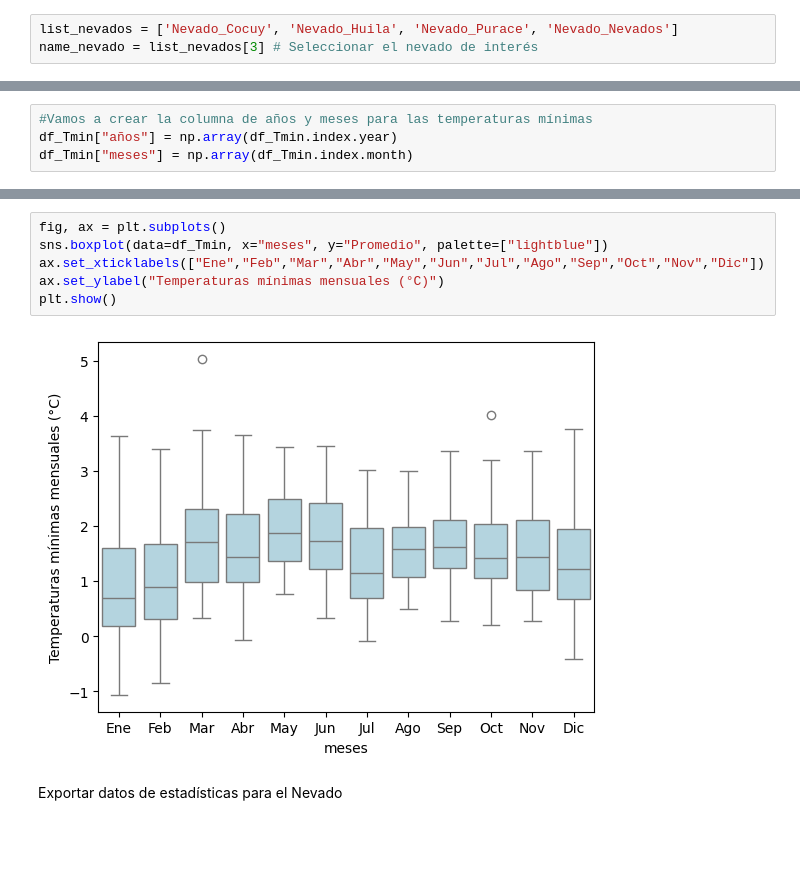
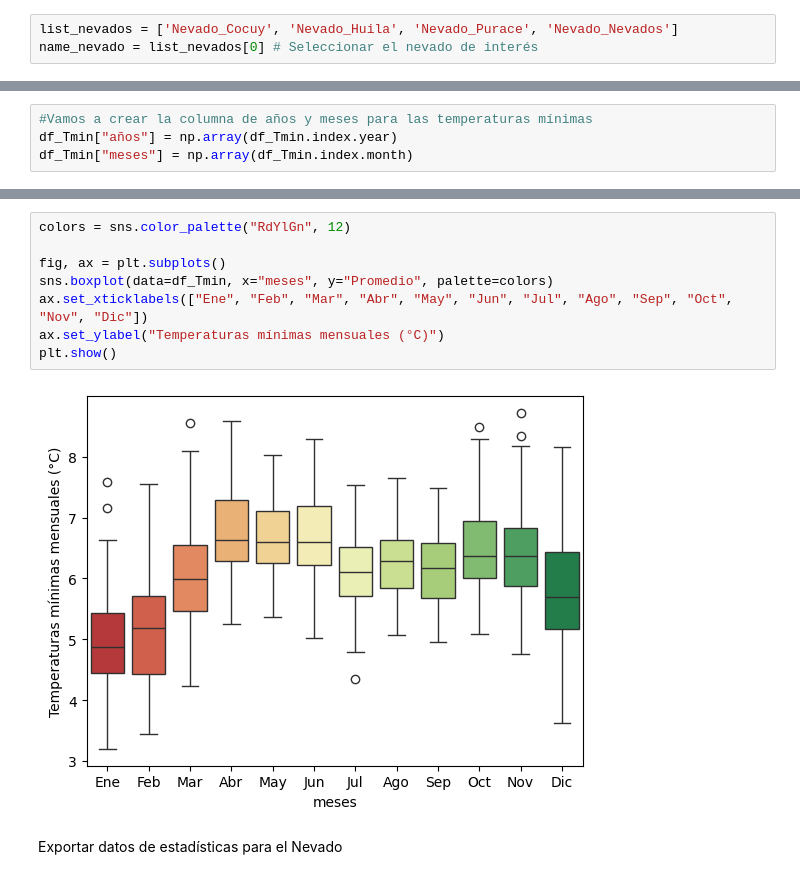
Before and after one commit to earthdeveloperjuanse/MGITG, a Jupyter notebook: Análisis_Nevados/Análisis_Nevados.ipynb, the cells around one changed output, grey strips where cells are left out. Drawn from its saved outputs; the diff is of its cells as text; blank space fills up the shorter version.

```diff
--- a/Análisis_Nevados/Análisis_Nevados.ipynb
+++ b/Análisis_Nevados/Análisis_Nevados.ipynb
@@ -60,7 +63,7 @@ ee.Initialize()
 Nevados disponibles para extracción
 # %%
 list_nevados = ['Nevado_Cocuy', 'Nevado_Huila', 'Nevado_Purace', 'Nevado_Nevados']
-name_nevado = list_nevados[3] # Seleccionar el nevado de interés
+name_nevado = list_nevados[0] # Seleccionar el nevado de interés
 # %% [markdown]
 TerraClimate: Monthly Climate and Climatic Water Balance for Global Terrestrial Surfaces, University of Idahovv
 # %%
@@ -341,11 +353,13 @@ plt.show()
 # %%
+colors = sns.color_palette("RdYlGn", 12)
+
 fig, ax = plt.subplots()
-sns.boxplot(data=df_Tmin, x="meses", y="Promedio", palette=["lightblue"])
-ax.set_xticklabels(["Ene","Feb","Mar","Abr","May","Jun","Jul","Ago","Sep","Oct","Nov","Dic"])
+sns.boxplot(data=df_Tmin, x="meses", y="Promedio", palette=colors)
+ax.set_xticklabels(["Ene", "Feb", "Mar", "Abr", "May", "Jun", "Jul", "Ago", "Sep", "Oct", "Nov", "Dic"])
 ax.set_ylabel("Temperaturas mínimas mensuales (°C)")
 plt.show()
 # %% [output]
-[figure, old version]
+[figure, new version]
 # %% [markdown]
 Exportar datos de estadísticas para el Nevado
 # %%
```
Also changed, not shown: parts of 20 cells of this notebook, 1 other file.
